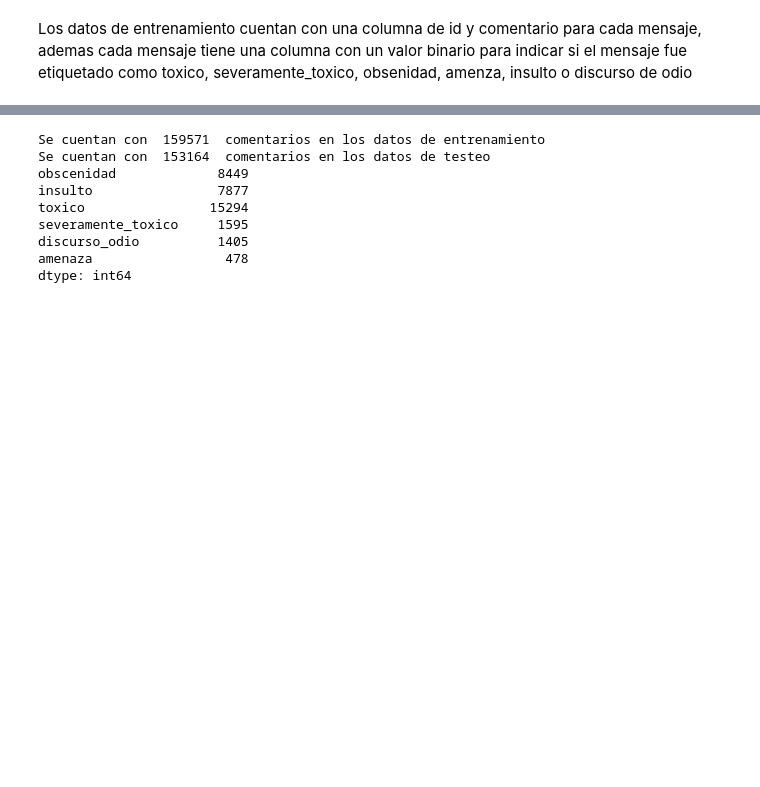
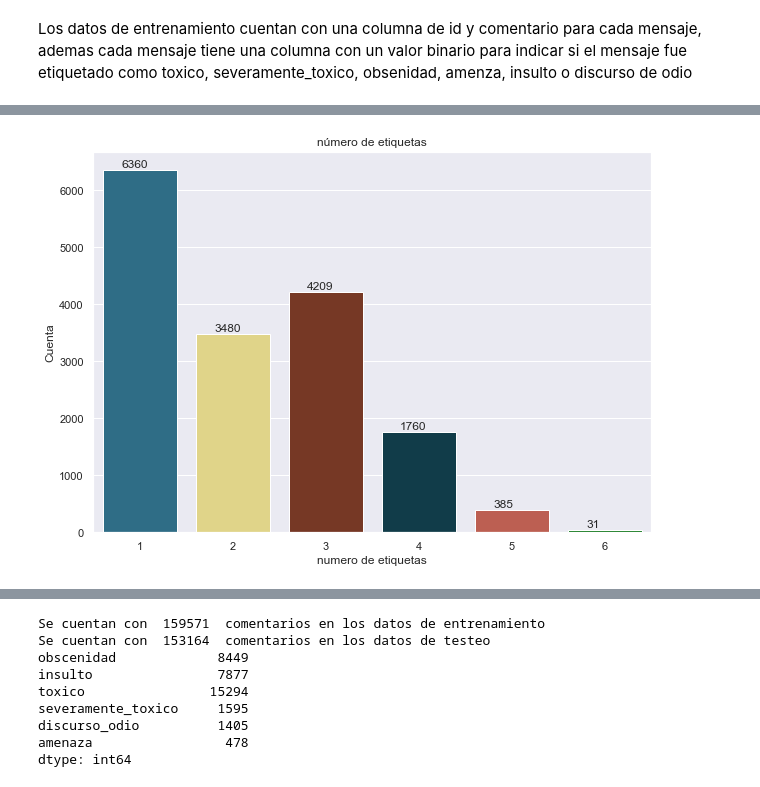
Before and after one commit to luisenerio/ProcesamientoDatosLuisLopezNerio1487280, a Jupyter notebook: Miniproyecto/Miniproyecto.ipynb, the cells around one changed output, grey strips where cells are left out. Cells and saved outputs as stored; diff of their text form; code cells hidden in the pictures; blank space fills up the shorter version.

```diff
--- a/Miniproyecto/Miniproyecto.ipynb
+++ b/Miniproyecto/Miniproyecto.ipynb
@@ -38,0 +41,10 @@ Length: 159571, dtype: int64
+# %%
+
+fig = plt.figure(figsize = (10,7))
+ax = sns.countplot(data = Train_df[Train_df.numero_etiquetas>0], x = 'numero_etiquetas',
+palette=['#207394','#eede7b', '#833118','#084152','#cd5241','#028A0F'])
+ax.set( xlabel = "numero de etiquetas", ylabel = "Cuenta",title='número de etiquetas')
+for p in ax.patches:
+        ax.annotate('{:d}'.format(p.get_height()), (p.get_x()+0.2, p.get_height()+50))
+# %% [output]
+[figure, added]
```
Also changed, not shown: parts of 15 cells of this notebook.
